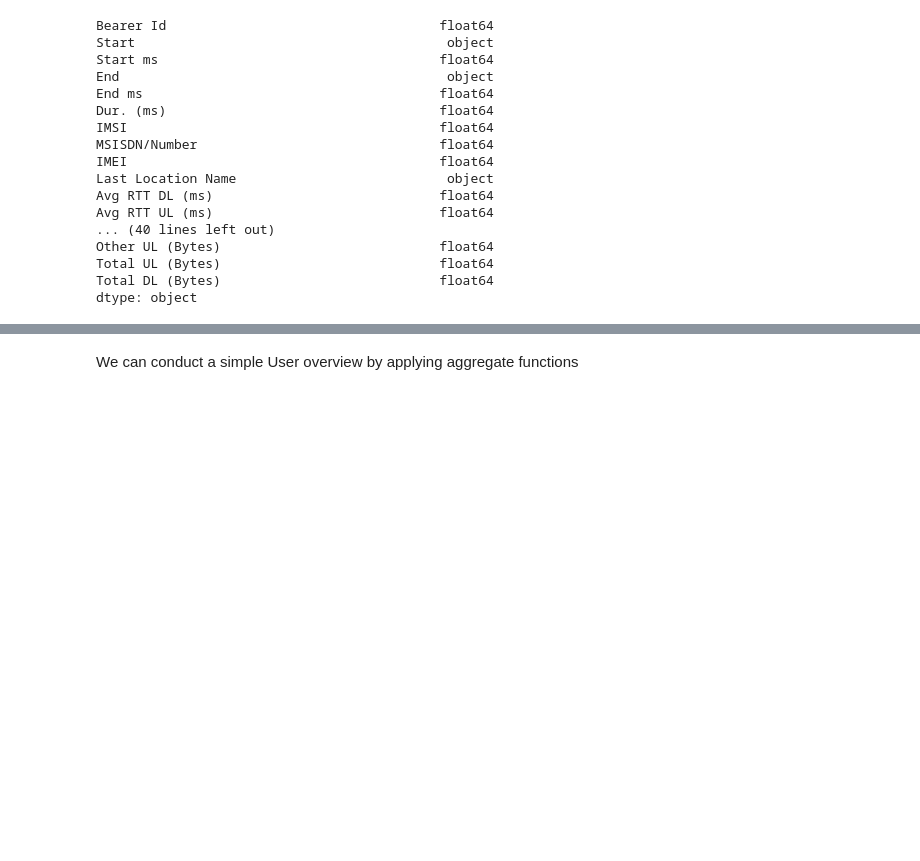
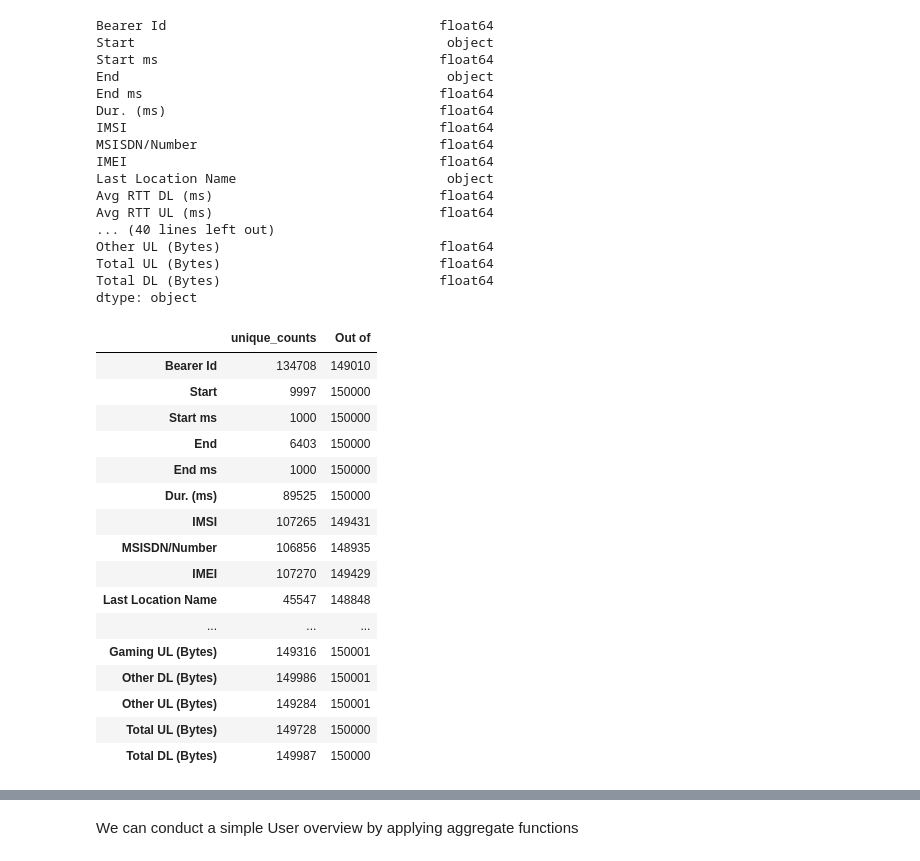
Before and after one commit to DiboraHaile/User-Analytics-in-the-Telecommunication-Industry, a Jupyter notebook: notebooks/dataunderstanding.ipynb, the cells around one changed output, grey strips where cells are left out. Cells and saved outputs as stored; diff of their text form; code cells hidden in the pictures; blank space fills up the shorter version.

```diff
--- a/notebooks/dataunderstanding.ipynb
+++ b/notebooks/dataunderstanding.ipynb
@@ -106,3 +106,24 @@ Other UL (Bytes)                            float64
 Total UL (Bytes)                            float64
 Total DL (Bytes)                            float64
 dtype: object
+# %%
+# print unique counts and total amount
+pd.DataFrame({"unique_counts":df.nunique(), "Out of": df.count()})
+# %% [output]
+|  | unique_counts | Out of |
+| Bearer Id | 134708 | 149010 |
+| Start | 9997 | 150000 |
+| Start ms | 1000 | 150000 |
+| End | 6403 | 150000 |
+| End ms | 1000 | 150000 |
+| Dur. (ms) | 89525 | 150000 |
+| IMSI | 107265 | 149431 |
+| MSISDN/Number | 106856 | 148935 |
+| IMEI | 107270 | 149429 |
+| Last Location Name | 45547 | 148848 |
+| ... | ... | ... |
+| Gaming UL (Bytes) | 149316 | 150001 |
+| Other DL (Bytes) | 149986 | 150001 |
+| Other UL (Bytes) | 149284 | 150001 |
+| Total UL (Bytes) | 149728 | 150000 |
+| Total DL (Bytes) | 149987 | 150000 |
```
Also changed, not shown: parts of 24 cells of this notebook.
